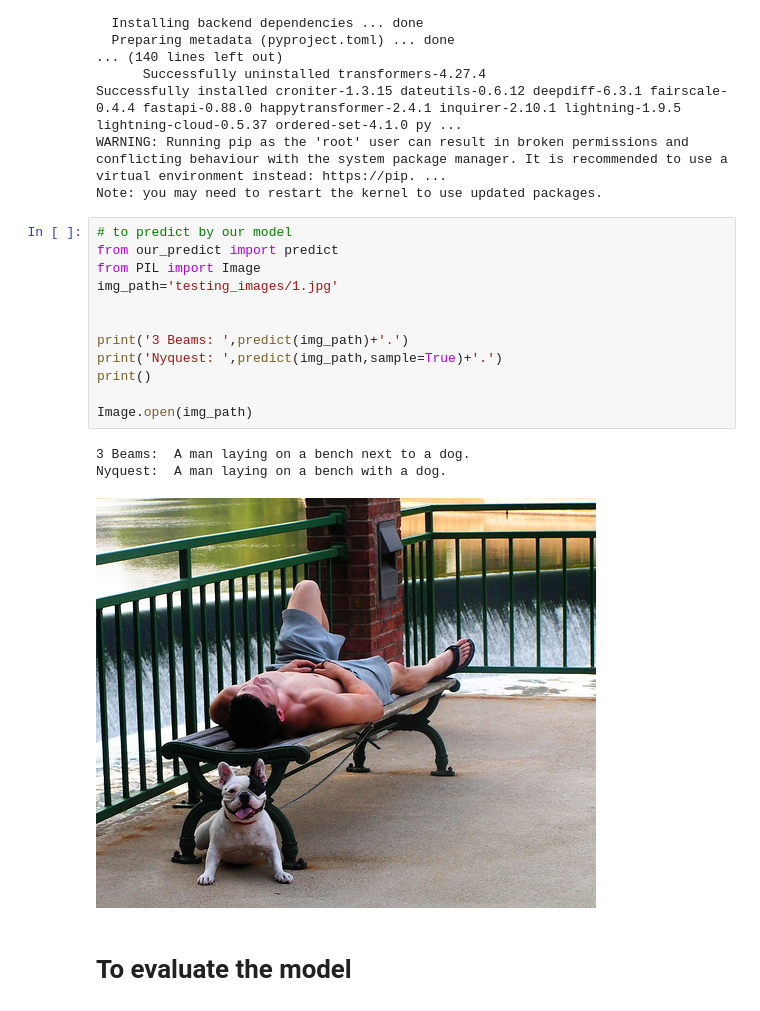
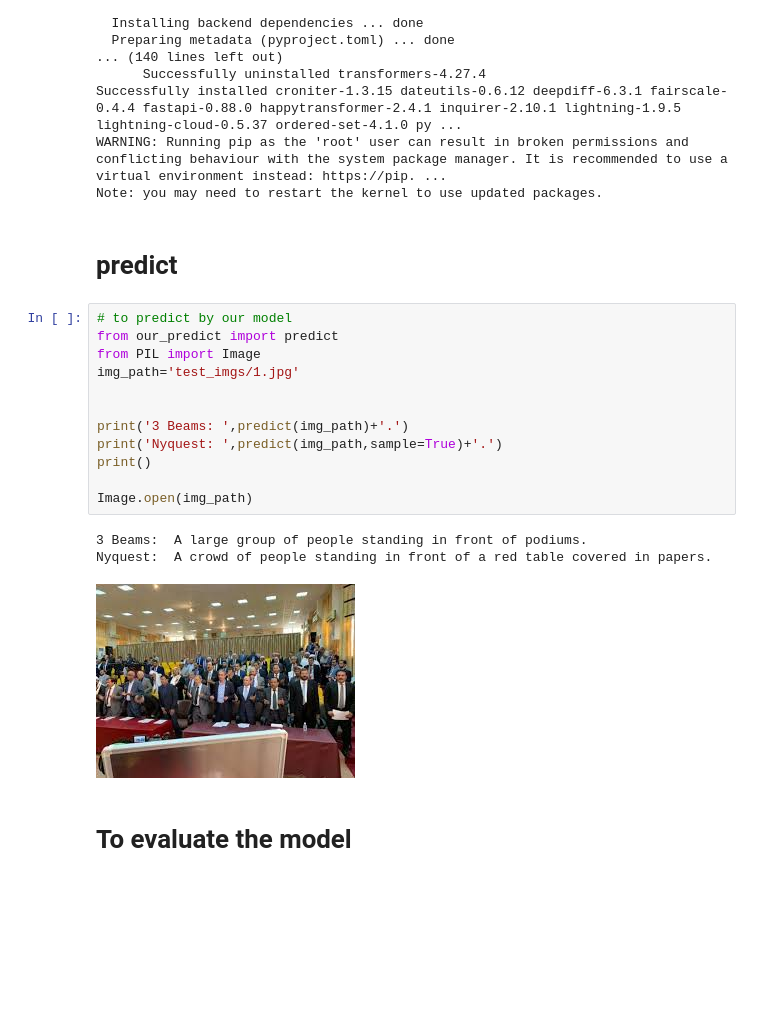
Before and after one commit to MahmoudQaid/Image-Captioning, a Jupyter notebook: main.ipynb, the cells around one changed output. Drawn from its saved outputs; the diff is of its cells as text; blank space fills up the shorter version.

```diff
--- a/main.ipynb
+++ b/main.ipynb
@@ -40,22 +40,24 @@ Collecting fairscale==0.4.4
 Successfully installed croniter-1.3.15 dateutils-0.6.12 deepdiff-6.3.1 fairscale-0.4.4 fastapi-0.88.0 happytransformer-2.4.1 inquirer-2.10.1 lightning-1.9.5 lightning-cloud-0.5.37 ordered-set-4.1.0 py ...
 WARNING: Running pip as the 'root' user can result in broken permissions and conflicting behaviour with the system package manager. It is recommended to use a virtual environment instead: https://pip. ...
 Note: you may need to restart the kernel to use updated packages.
+# %% [markdown]
+# predict
 # %%
 # to predict by our model
 from our_predict import predict
 from PIL import Image
-img_path='testing_images/1.jpg'
+img_path='test_imgs/1.jpg'
 
 
 print('3 Beams: ',predict(img_path)+'.')
 print('Nyquest: ',predict(img_path,sample=True)+'.')
 print()
 
 Image.open(img_path)
 # %% [output]
-3 Beams:  A man laying on a bench next to a dog.
-Nyquest:  A man laying on a bench with a dog.
+3 Beams:  A large group of people standing in front of podiums.
+Nyquest:  A crowd of people standing in front of a red table covered in papers.
-[figure, old version]
+[figure, new version]
 # %% [markdown]
 # To evaluate the model
 # %%
```
Also changed, not shown: parts of 7 cells of this notebook, 4 other files.
